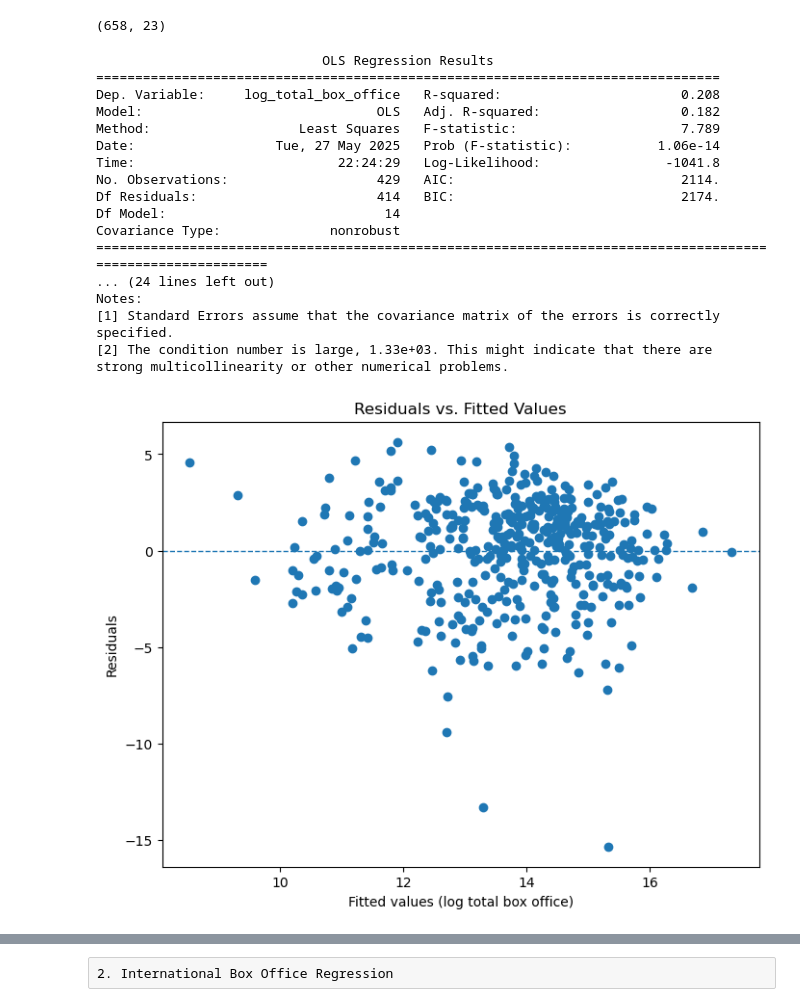
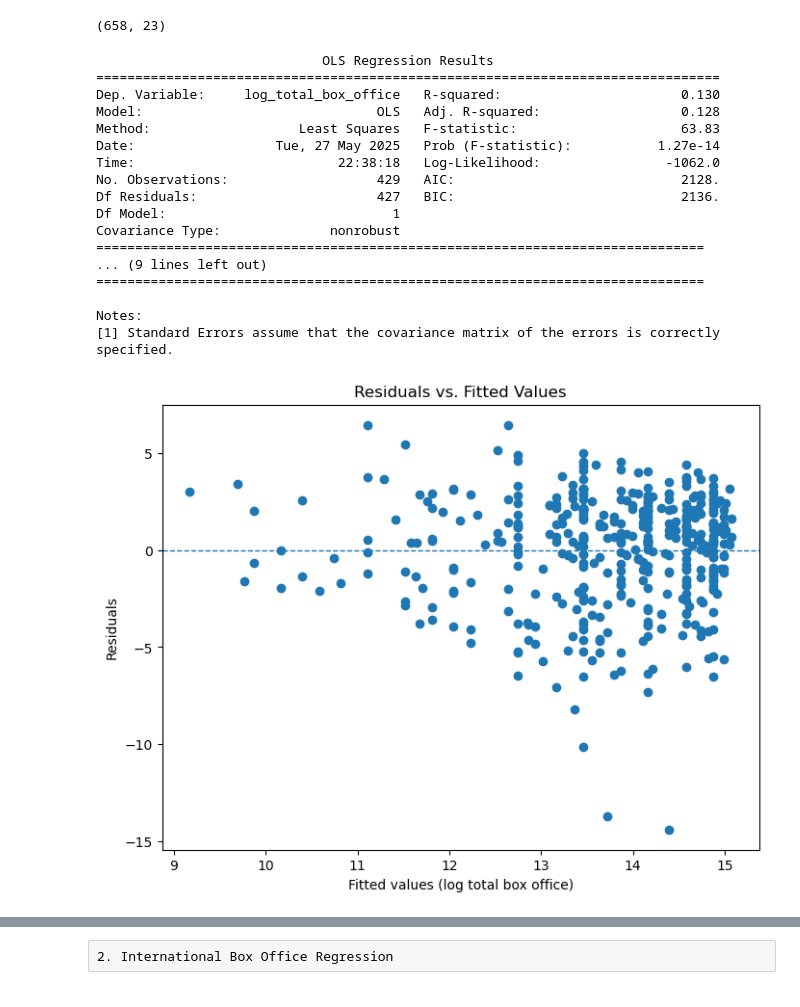
Before and after one commit to Ocean1029/Statistics_Final_Project, a Jupyter notebook: regression_simple.ipynb, the cells around one changed output, grey strips where cells are left out. Cells and saved outputs as stored; diff of their text form; code cells hidden in the pictures.

```diff
--- a/regression_simple.ipynb
+++ b/regression_simple.ipynb
@@ -21,12 +21,12 @@ df = pd.read_csv("movie_summary.csv")
 # Corrected filtering
 df = df[
     (df['production_year'] > 2000) &
-    # (df['genre'].isin([
-    #     "Romantic Comedy",
-    #     "Thriller/Suspense",
-    #     "Comedy",
-    #     "Drama"
-    # ])) &
+    (df['genre'].isin([
+        "Romantic Comedy",
+        "Thriller/Suspense",
+        "Comedy",
+        "Drama"
+    ])) &
     (df['production_budget'] > 10000) &
     (df['production_budget'] < 5000000) &
     (df['genre'].notna()) &
@@ -61,47 +61,47 @@ df['sqrt1p_total_box_office'] = np.sqrt(df['total_box_office'] + 1)
 
 # Drop rows with missing engineered values
 df = df.dropna(subset=['log_total_box_office', 'log_budget', 'genre','production_year','theatrical_engagements','creative_type', 'running_time'])
 
 # Linear regression formula
-formula = 'log_total_box_office ~ C(genre):log_budget +running_time'
+formula = 'log_total_box_office ~  log_budget'
 
 # Fit the model
 model = smf.ols(formula, data=df).fit()
 
 # Print the summary
 print(model.summary())
 
 
 # assuming `model` is your fitted OLS results object
 fitted_vals = model.fittedvalues
 residuals  = model.resid
 
 plt.figure(figsize=(8, 6))
 plt.scatter(fitted_vals, residuals)
 plt.axhline(0, linewidth=1, linestyle='--')  # horizontal zero line
 plt.xlabel('Fitted values (log total box office)')
 plt.ylabel('Residuals')
 plt.title('Residuals vs. Fitted Values')
 plt.show()
 # %% [output]
                              OLS Regression Results
 ================================================================================
-Dep. Variable:     log_total_box_office   R-squared:                       0.208
-Model:                              OLS   Adj. R-squared:                  0.182
-Method:                   Least Squares   F-statistic:                     7.789
-Date:                  Tue, 27 May 2025   Prob (F-statistic):           1.06e-14
-Time:                          22:24:29   Log-Likelihood:                -1041.8
-No. Observations:                   429   AIC:                             2114.
-Df Residuals:                       414   BIC:                             2174.
-Df Model:                            14
+Dep. Variable:     log_total_box_office   R-squared:                       0.130
+Model:                              OLS   Adj. R-squared:                  0.128
+Method:                   Least Squares   F-statistic:                     63.83
+Date:                  Tue, 27 May 2025   Prob (F-statistic):           1.27e-14
+Time:                          22:38:18   Log-Likelihood:                -1062.0
+No. Observations:                   429   AIC:                             2128.
+Df Residuals:                       427   BIC:                             2136.
+Df Model:                             1
 Covariance Type:              nonrobust
-============================================================================================================
-... (24 lines left out)
+==============================================================================
+... (9 lines left out)
+==============================================================================
+
 Notes:
 [1] Standard Errors assume that the covariance matrix of the errors is correctly specified.
-[2] The condition number is large, 1.33e+03. This might indicate that there are
-strong multicollinearity or other numerical problems.
-[figure, old version]
+[figure, new version]
 # %%
 import statsmodels.formula.api as smf
 import matplotlib.pyplot as plt
```
Also changed, not shown: parts of 1 cell of this notebook, 2 other files.
